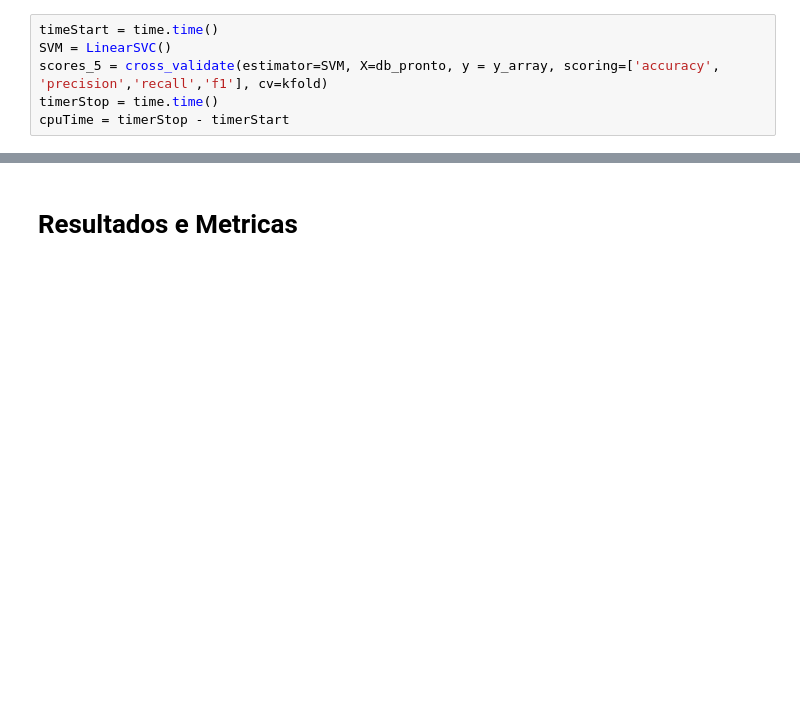
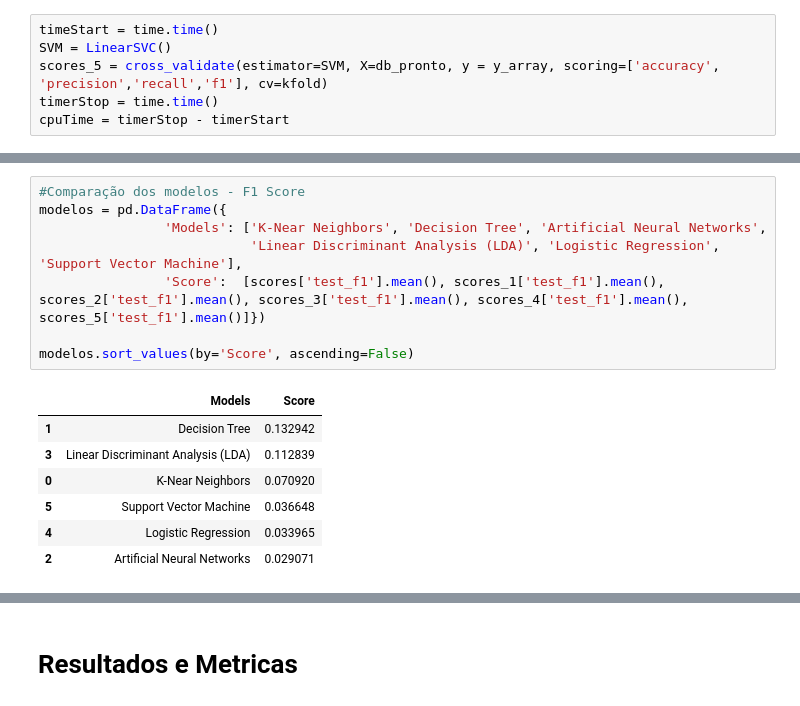
Before and after one commit to GomesWilliam/Bank-Marketing, a Jupyter notebook: Bank_Markenting.ipynb, the cells around one changed output, grey strips where cells are left out. Drawn from its saved outputs; the diff is of its cells as text; blank space fills up the shorter version.

```diff
--- a/Bank_Markenting.ipynb
+++ b/Bank_Markenting.ipynb
@@ -943,0 +986,16 @@ NameError: name 'modelos' is not defined
+# %%
+#Comparação dos modelos - F1 Score
+modelos = pd.DataFrame({
+                'Models': ['K-Near Neighbors', 'Decision Tree', 'Artificial Neural Networks',
+                           'Linear Discriminant Analysis (LDA)', 'Logistic Regression', 'Support Vector Machine'],
+                'Score':  [scores['test_f1'].mean(), scores_1['test_f1'].mean(), scores_2['test_f1'].mean(), scores_3['test_f1'].mean(), scores_4['test_f1'].mean(), scores_5['test_f1'].mean()]})
+
+modelos.sort_values(by='Score', ascending=False)
+# %% [output]
+|  | Models | Score |
+| 1 | Decision Tree | 0.132942 |
+| 3 | Linear Discriminant Analysis (LDA) | 0.112839 |
+| 0 | K-Near Neighbors | 0.070920 |
+| 5 | Support Vector Machine | 0.036648 |
+| 4 | Logistic Regression | 0.033965 |
+| 2 | Artificial Neural Networks | 0.029071 |
```
Also changed, not shown: parts of 31 cells of this notebook, 4 other files.
